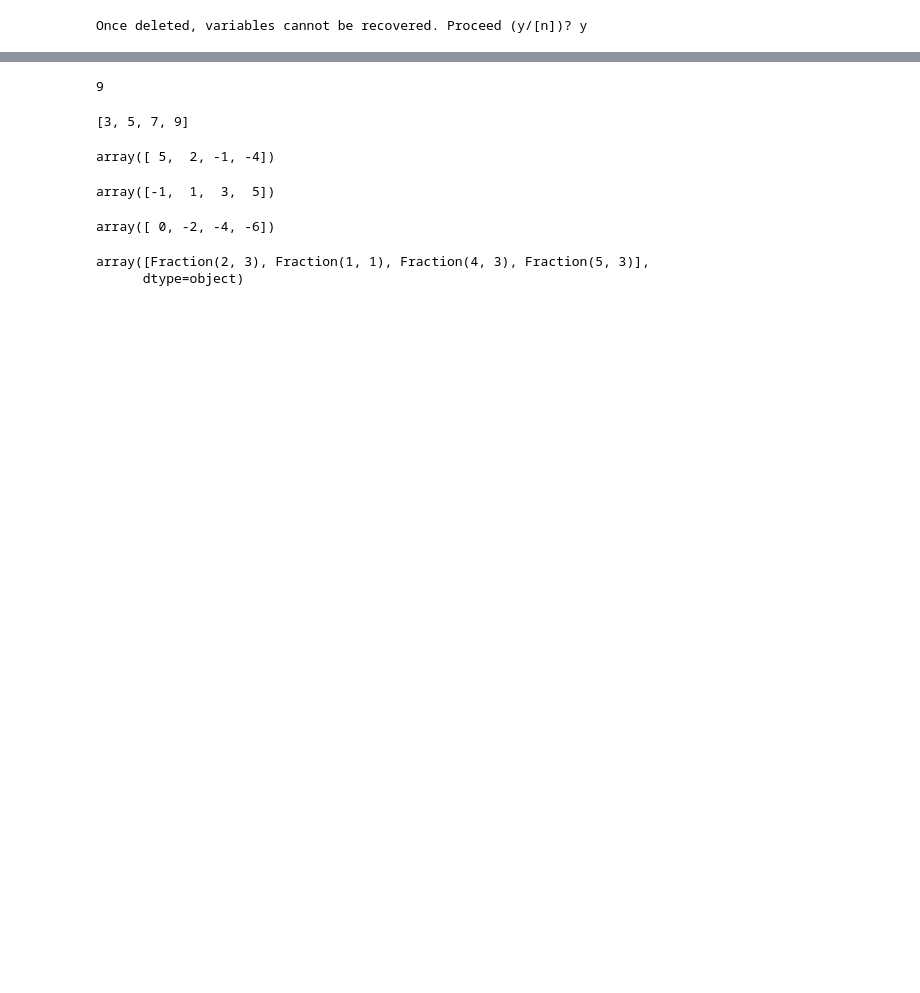
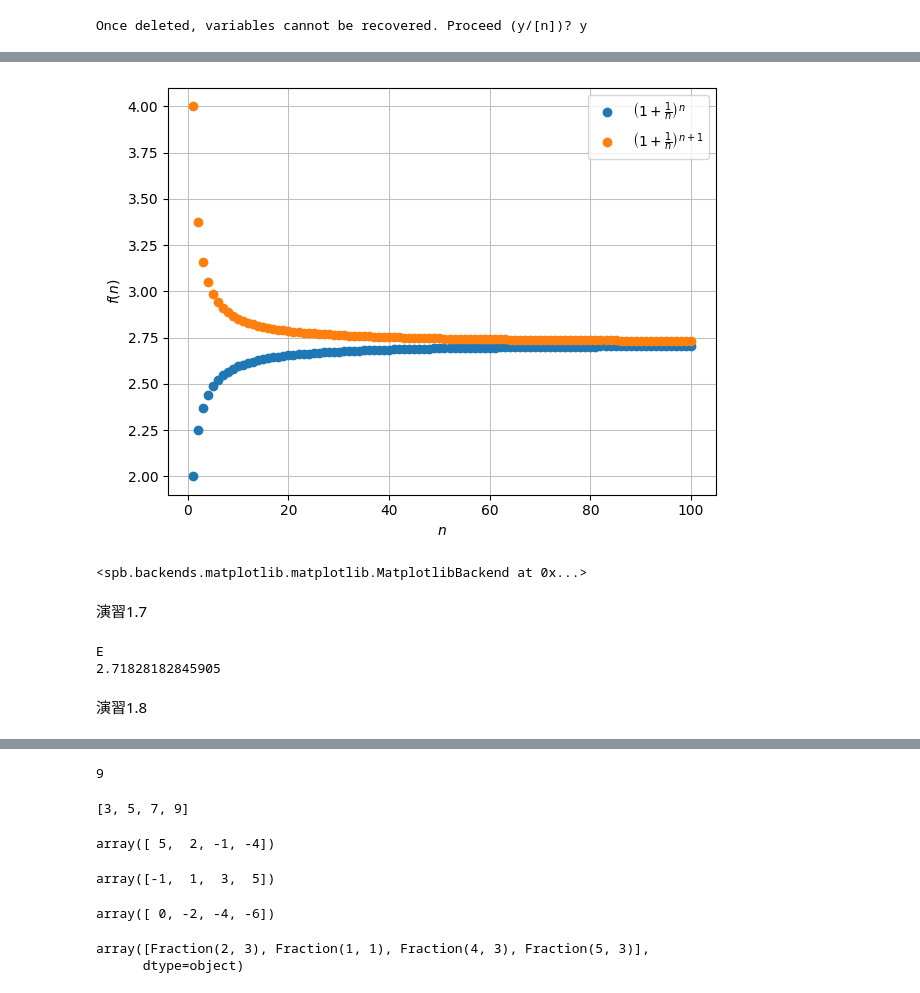
Before and after one commit to Hideki-Iwaki-TUS/CalculusText, a Jupyter notebook: Calculus0.ipynb, the cells around one changed output, grey strips where cells are left out. Saved outputs shown, nothing was run; the diff lists cells and outputs as text; code cells hidden in the pictures; blank space fills up the shorter version.

```diff
--- a/Calculus0.ipynb
+++ b/Calculus0.ipynb
@@ -19,0 +214,26 @@ print(Fraction('0.8'))
+# %%
+from sympy import *
+from spb import *
+
+var('n')
+#一般項を定義
+a_n=(1+1/n)**n; b_n=(1+1/n)**(n+1)
+
+plot(a_n, b_n, (n,1,100), n=100, scatter = True, ylabel='')
+# %% [output]
+[figure, added]
+<spb.backends.matplotlib.matplotlib.MatplotlibBackend at 0x...>
+# %% [markdown]
+演習1.7
+# %%
+from sympy import *
+var('n')
+
+e = limit((1+1/n)**n,n,oo)
+print(e)
+print(N(E)) # 浮動小数表示
+# %% [output]
+E
+2.71828182845905
+# %% [markdown]
+演習1.8
```
Also changed, not shown: parts of 186 cells of this notebook.
